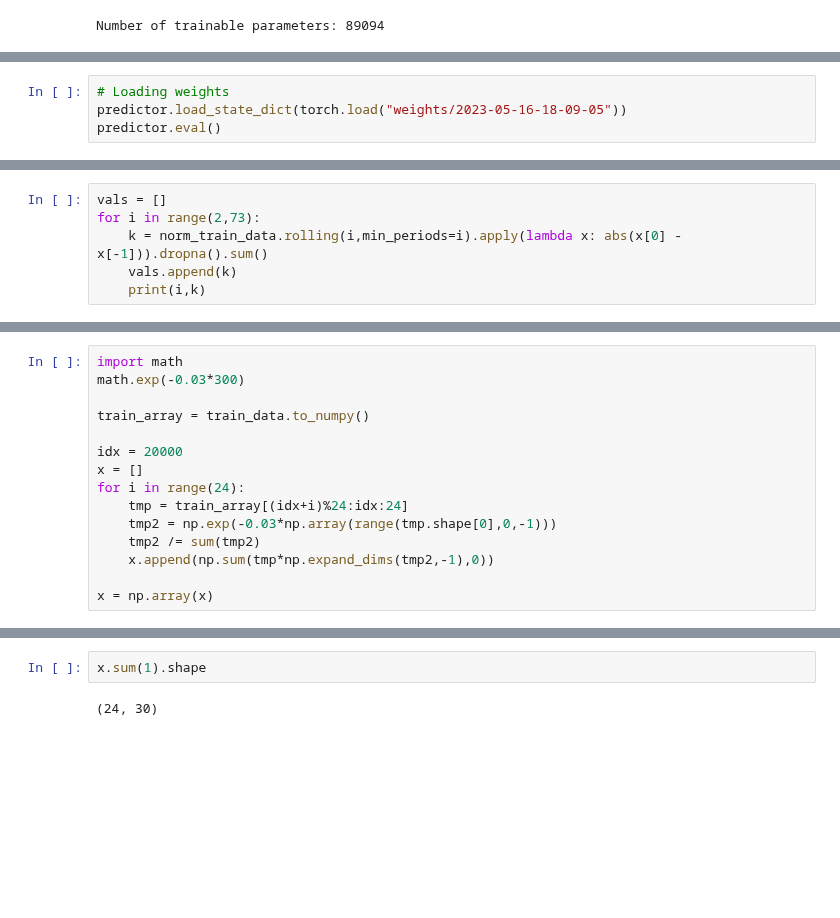
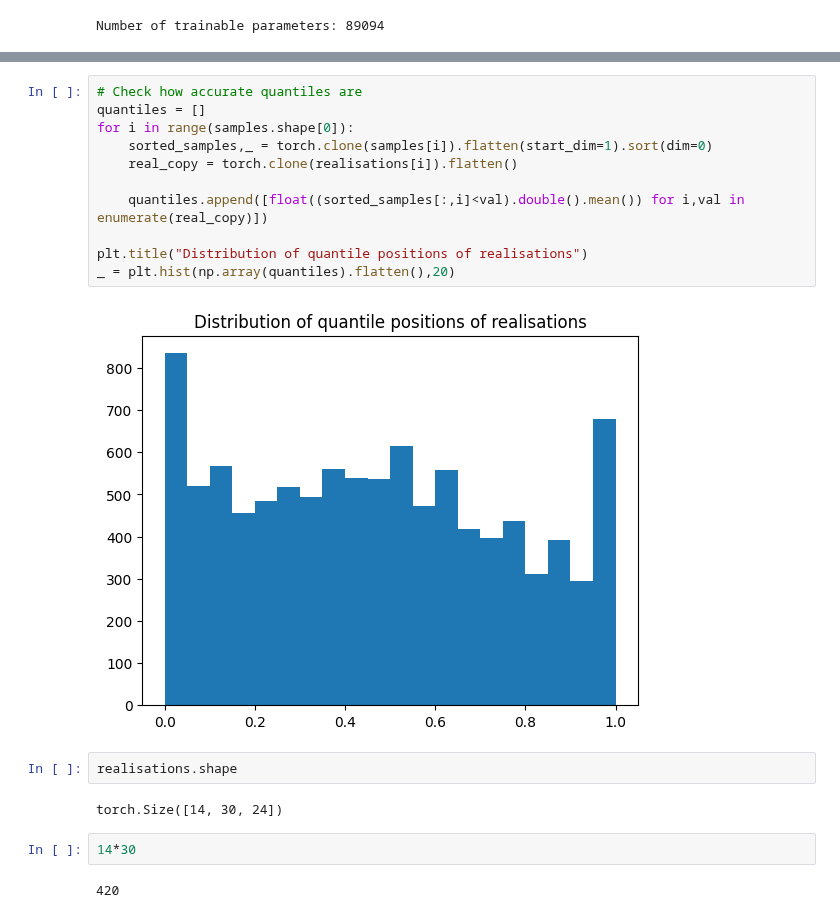
Before and after one commit to EdvardJSHolen/Final-Year-Project, a Jupyter notebook: TimeFusion/electricity.ipynb, the cells around one changed output, grey strips where cells are left out. Drawn from its saved outputs; the diff is of its cells as text; blank space fills up the shorter version.

```diff
--- a/TimeFusion/electricity.ipynb
+++ b/TimeFusion/electricity.ipynb
@@ -280,4 +231,0 @@ Number of trainable parameters: 89094
-# %%
-# Loading weights
-predictor.load_state_dict(torch.load("weights/2023-05-16-18-09-05"))
-predictor.eval()
@@ -488,6 +334,0 @@ norm_train_data = (train_data / means).dropna()
-# %%
-vals = []
-for i in range(2,73):
-    k = norm_train_data.rolling(i,min_periods=i).apply(lambda x: abs(x[0] - x[-1])).dropna().sum()
-    vals.append(k)
-    print(i,k)
@@ -517,15 +334,0 @@ plt.plot([i[1] for i in vals])
-# %%
-import math
-math.exp(-0.03*300)
-
-train_array = train_data.to_numpy()
-
-idx = 20000
-x = []
-for i in range(24):
-    tmp = train_array[(idx+i)%24:idx:24]
-    tmp2 = np.exp(-0.03*np.array(range(tmp.shape[0],0,-1)))
-    tmp2 /= sum(tmp2)
-    x.append(np.sum(tmp*np.expand_dims(tmp2,-1),0))
-
-x = np.array(x)
@@ -543,4 +335,21 @@ plt.plot(train_array[idx:idx+24,1])
-# %%
-x.sum(1).shape
-# %% [output]
-(24, 30)
+# %%
+# Check how accurate quantiles are
+quantiles = []
+for i in range(samples.shape[0]):
+    sorted_samples,_ = torch.clone(samples[i]).flatten(start_dim=1).sort(dim=0)
+    real_copy = torch.clone(realisations[i]).flatten()
+
+    quantiles.append([float((sorted_samples[:,i]<val).double().mean()) for i,val in enumerate(real_copy)])
+
+plt.title("Distribution of quantile positions of realisations")
+_ = plt.hist(np.array(quantiles).flatten(),20)
+# %% [output]
+[figure, added]
+# %%
+realisations.shape
+# %% [output]
+torch.Size([14, 30, 24])
+# %%
+14*30
+# %% [output]
+420
```
Also changed, not shown: parts of 43 cells of this notebook, 6 other files.
